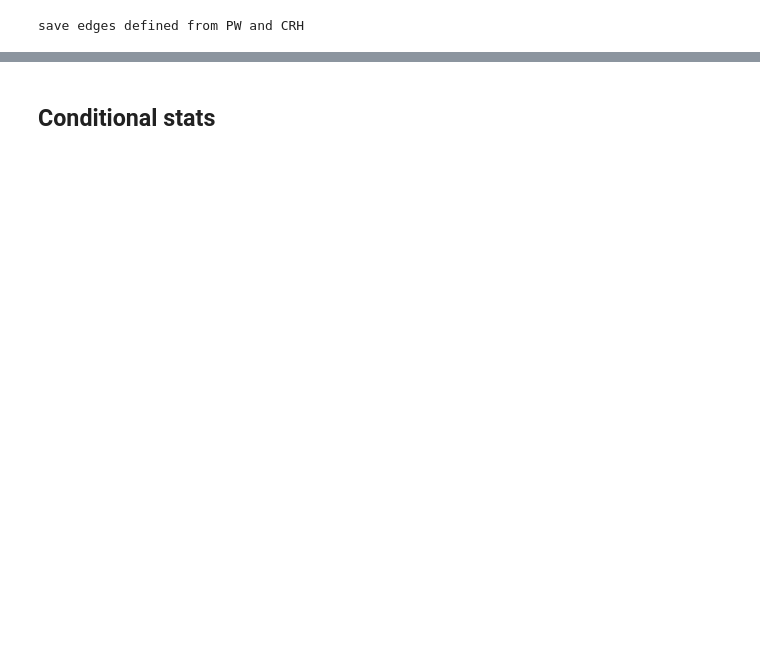
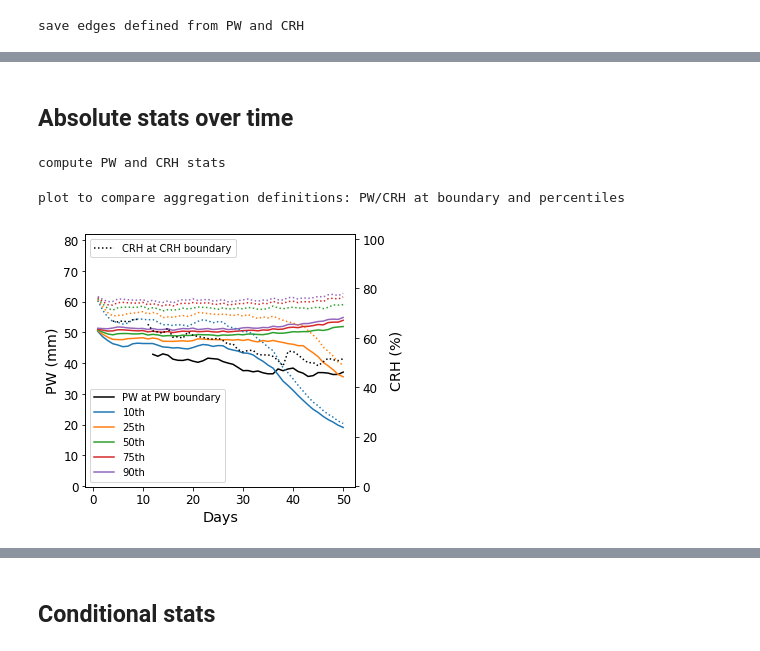
Before and after one commit to bfildier/aggregation-time-scale, a Jupyter notebook: scripts/computeStatsEachSim.ipynb, the cells around one changed output, grey strips where cells are left out. Drawn from its saved outputs; the diff is of its cells as text; code cells hidden in the pictures; blank space fills up the shorter version.

```diff
--- a/scripts/computeStatsEachSim.ipynb
+++ b/scripts/computeStatsEachSim.ipynb
@@ -141,0 +211,63 @@ print("compute fraction area from thresholds based on PW and CRH")
+# %% [markdown]
+## Absolute stats over time
+# %%
+print("compute PW and CRH stats")
+
+r_refs = [10,25,50,75,90]
+
+# PW
+dist_PW = DistributionOverTime(name='PW',time_ref=data2D.time)
+dist_PW.computeDistributions(data2D.PW)
+dist_PW.computeIndividualPercentiles(data2D.PW,r_refs)
+# CRH
+dist_CRH = DistributionOverTime(name='CRH',time_ref=data2D.time)
+dist_CRH.computeDistributions(data2D.CRH)
+dist_CRH.computeIndividualPercentiles(data2D.CRH,r_refs)
+# %% [output]
+compute PW and CRH stats
+# %%
+print("plot to compare aggregation definitions: PW/CRH at boundary and percentiles")
+
+x = data2D.time
+fig,ax0 = plt.subplots(ncols=1,figsize=(5,4.5))
+
+# ax0.plot(x,edge_PW.fracarea_PW,label='defined with PW edge')
+# ax0.plot(x,edge_CRH.fracarea_CRH,label='defined with CRH edge')
+
+varids = 'PW','CRH'
+lt = '-',':'
+# col_r =
+ax1 = ax0.twinx()
+axs = [ax0,ax1]
+
+for i in range(2):
+
+    v = varids[i]
+    edge = getattr(thismodule,"edge_%s"%v)
+    dist = getattr(thismodule,"dist_%s"%v)
+
+    # plot mean value at boundary
+    axs[i].plot(x,getattr(edge,"%s_mean"%v),c='k',label='%s at %s boundary'%(v,v),linestyle=lt[i])
+    # plot percentiles
+    for i_r in range(len(r_refs)):
+        r = r_refs[i_r]
+        lab = None
+        if i == 0: # turn off labels for CRH percentiles
+            lab = '%2.0fth'%r
+        axs[i].plot(dist.time,getattr(dist,"perc%2.0f"%r),label=lab,linestyle=lt[i])
+
+# labels
+ax0.set_xlabel('Days')
+ax0.set_ylabel('PW (mm)')
+ax1.set_ylabel('CRH (%)')
+ax1.set_ylim((-0.2,102))
+ax0.set_ylim((-0.2,82))
+ax0.legend()
+ax1.legend(loc='upper left')
+
+# save and close figure
+plt.savefig(os.path.join(figdir,simname,"PW_and_CRH_at_edge_vs_percentile.pdf"),bbox_inches='tight')
+plt.show()
+# %% [output]
+plot to compare aggregation definitions: PW/CRH at boundary and percentiles
+[figure, added]
```
Also changed, not shown: parts of 32 cells of this notebook, 54 other files.
